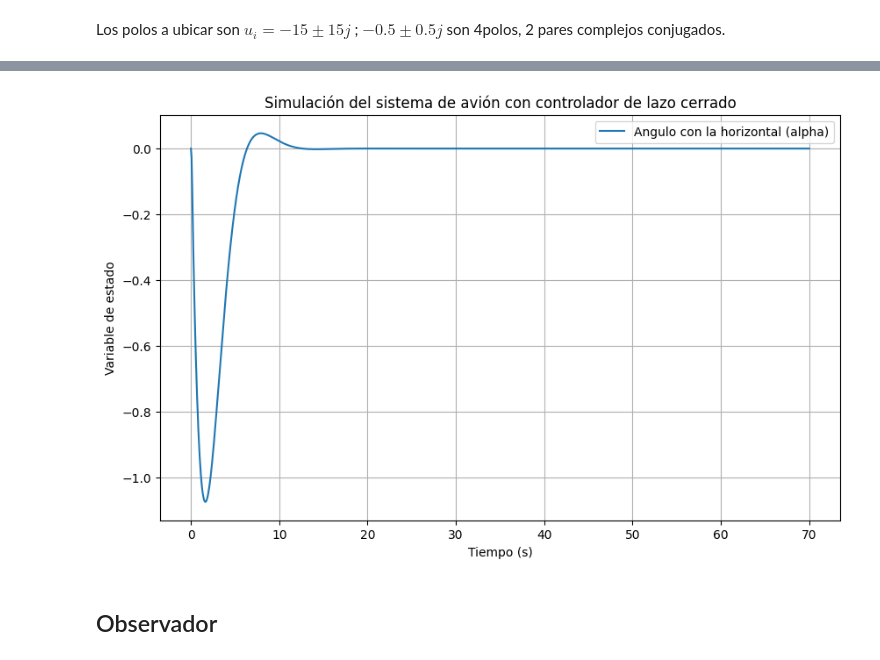
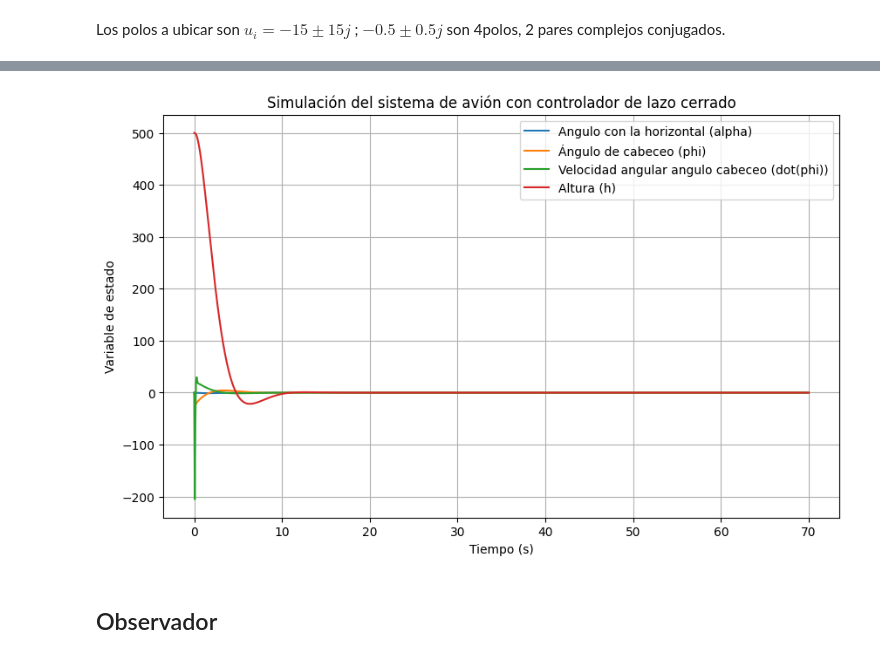
Before and after one commit to mateooD/SCII_TPs, a Jupyter notebook: Actividad_2/2_avion.ipynb, the cells around one changed output, grey strips where cells are left out. Saved outputs shown, nothing was run; the diff lists cells and outputs as text; code cells hidden in the pictures.

```diff
--- a/Actividad_2/2_avion.ipynb
+++ b/Actividad_2/2_avion.ipynb
@@ -102,38 +102,38 @@ def reference(t):
     if t < 35:
         return 100
     else:
         return -100
 # Definir la función del sistema de espacio de estados
 def system(x, t):
 
     #G=-0.05291005
     r = reference(t)
     u = -K @ x
     #u = -K @ x+G*r
     dxdt = A @ x + B @ u
     return dxdt
 
 # Condiciones iniciales y tiempo de simulación
 x0 = np.array([0, 0, 0,500])  # Condiciones iniciales de altura y velocidades
 t = np.linspace(0, 70, 1000)  # Tiempo de simulación
 
 # Integrar el sistema de ecuaciones diferenciales utilizando odeint
 x = odeint(system, x0, t)
 
 # Gráficos de las variables de estado
 plt.figure(figsize=(10, 6))
-#plt.plot(t, x[:, 0], label='Angulo con la horizontal (alpha)')
-#plt.plot(t, x[:, 1], label='Ángulo de cabeceo (phi)')
-#plt.plot(t, x[:, 2], label='Velocidad angular angulo cabeceo (dot(phi))')
-#plt.plot(t, x[:, 3], label='Altura (h)')
+plt.plot(t, x[:, 0], label='Angulo con la horizontal (alpha)')
+plt.plot(t, x[:, 1], label='Ángulo de cabeceo (phi)')
+plt.plot(t, x[:, 2], label='Velocidad angular angulo cabeceo (dot(phi))')
+plt.plot(t, x[:, 3], label='Altura (h)')
 plt.xlabel('Tiempo (s)')
 plt.ylabel('Variable de estado')
 plt.title('Simulación del sistema de avión con controlador de lazo cerrado')
 plt.legend()
 plt.grid(True)
 plt.show()
 # %% [output]
-[figure, old version]
+[figure, new version]
 # %% [markdown]
 ## Observador
 # %%
```
Also changed, not shown: parts of 6 cells of this notebook, 1 other file.
